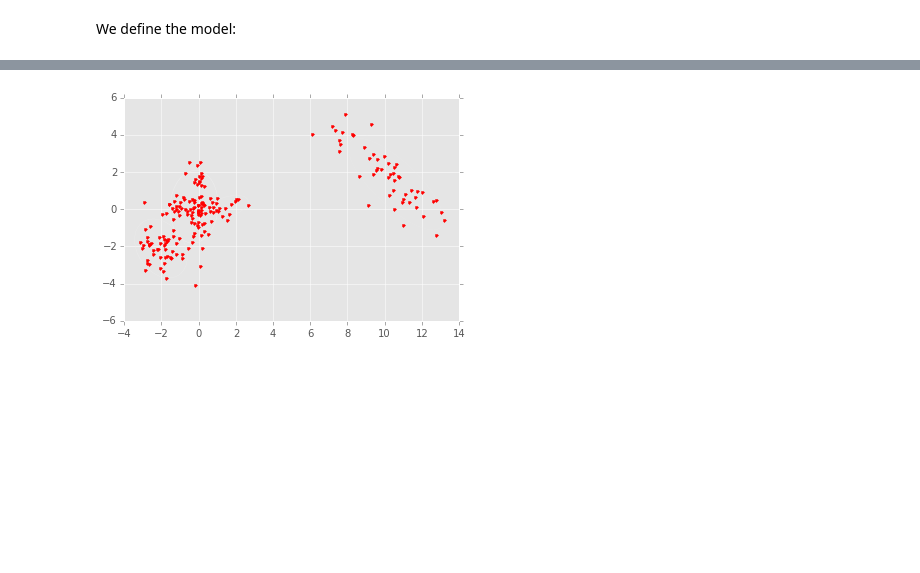
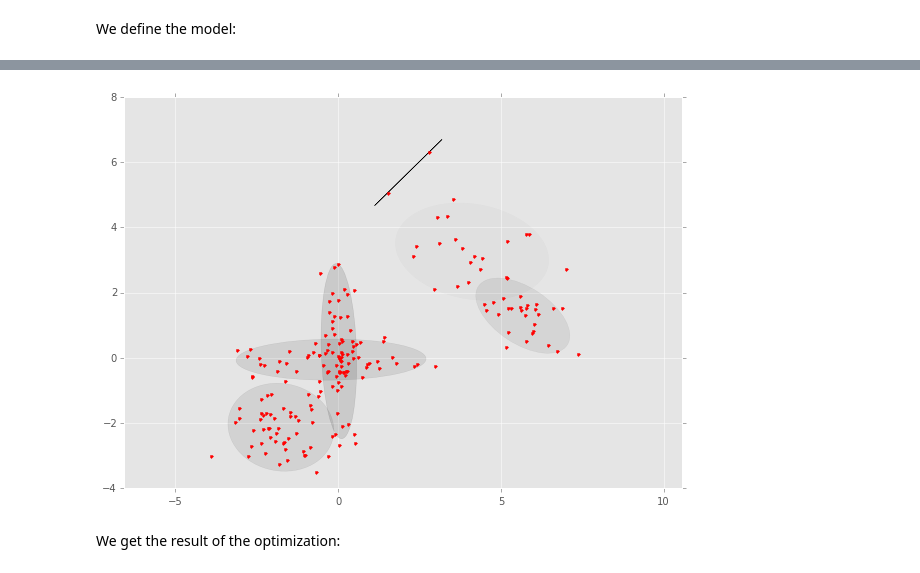
Before and after one commit to sdpython/ensae_teaching_cs, a Jupyter notebook: _doc/notebooks/2a/bayesian_with_python.ipynb, the cells around one changed output, grey strips where cells are left out. Saved outputs shown, nothing was run; the diff lists cells and outputs as text; code cells hidden in the pictures; blank space fills up the shorter version.

```diff
--- a/_doc/notebooks/2a/bayesian_with_python.ipynb
+++ b/_doc/notebooks/2a/bayesian_with_python.ipynb
@@ -30,8 +42,8 @@ from bayespy.nodes import Dirichlet, Categorical, Gaussian, Wishart, Mixture
 alpha = Dirichlet(1e-5*np.ones(K), name='alpha')
 Z = Categorical(alpha,plates=(N,), name='z')
 mu = Gaussian(np.zeros(D), 1e-5*np.identity(D), plates=(K,), name='mu')
-Lambda = Wishart(D, 1e-5*np.identity(D), plates=(K,), name='Lambda')
-Y = Mixture(Z, Gaussian, mu, Lambda, name='Y')
+sigma = Wishart(D, 1e-5*np.identity(D), plates=(K,), name='Lambda')
+Y = Mixture(Z, Gaussian, mu, sigma, name='Y')
 # %%
 Z.initialize_from_random()
 # %%
@@ -62,5 +74,9 @@ Converged at iteration 38.
 # %%
 import bayespy.plot as bpplt
-bpplt.gaussian_mixture_2d(Y, alpha=alpha, scale=2)
+fig = plt.figure(figsize=(10,7))
+ax = fig.add_subplot("111")
+bpplt.gaussian_mixture_2d(Y, alpha=alpha, scale=2, color="black", fill=True, axes=ax)
 # %% [output]
-[figure, old version]
+[figure, new version]
+# %% [markdown]
+We get the result of the optimization:
```
Also changed, not shown: parts of 15 cells of this notebook.
